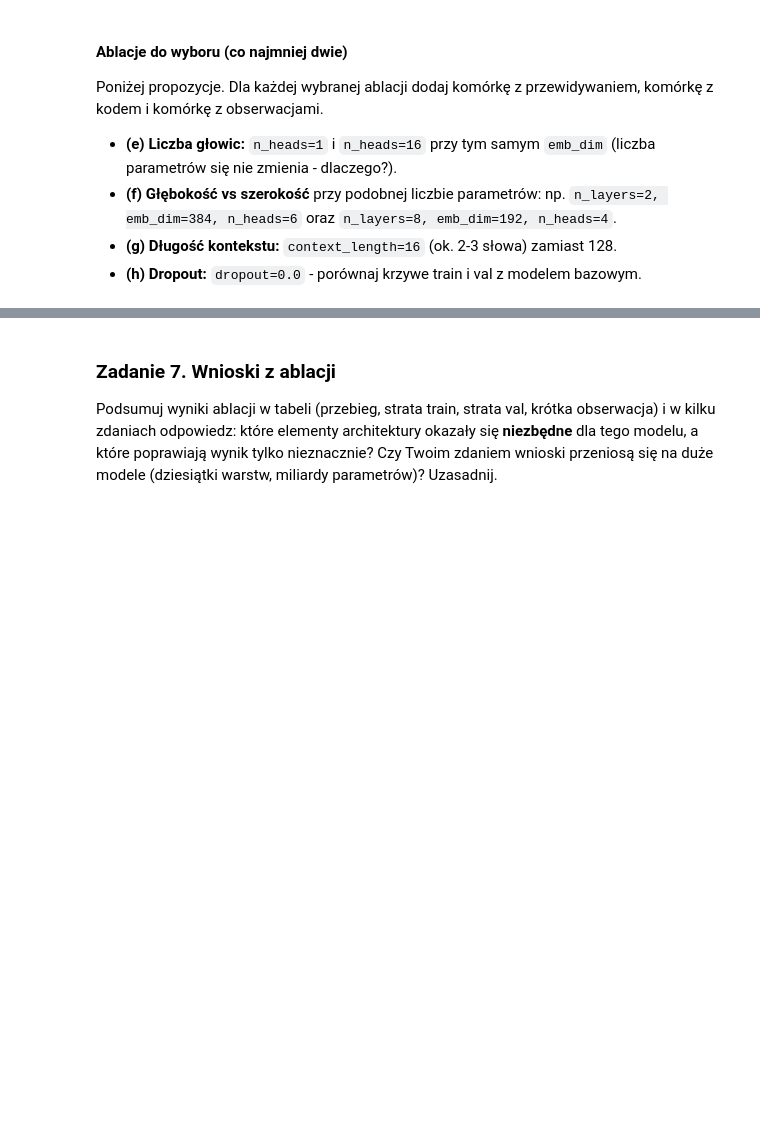
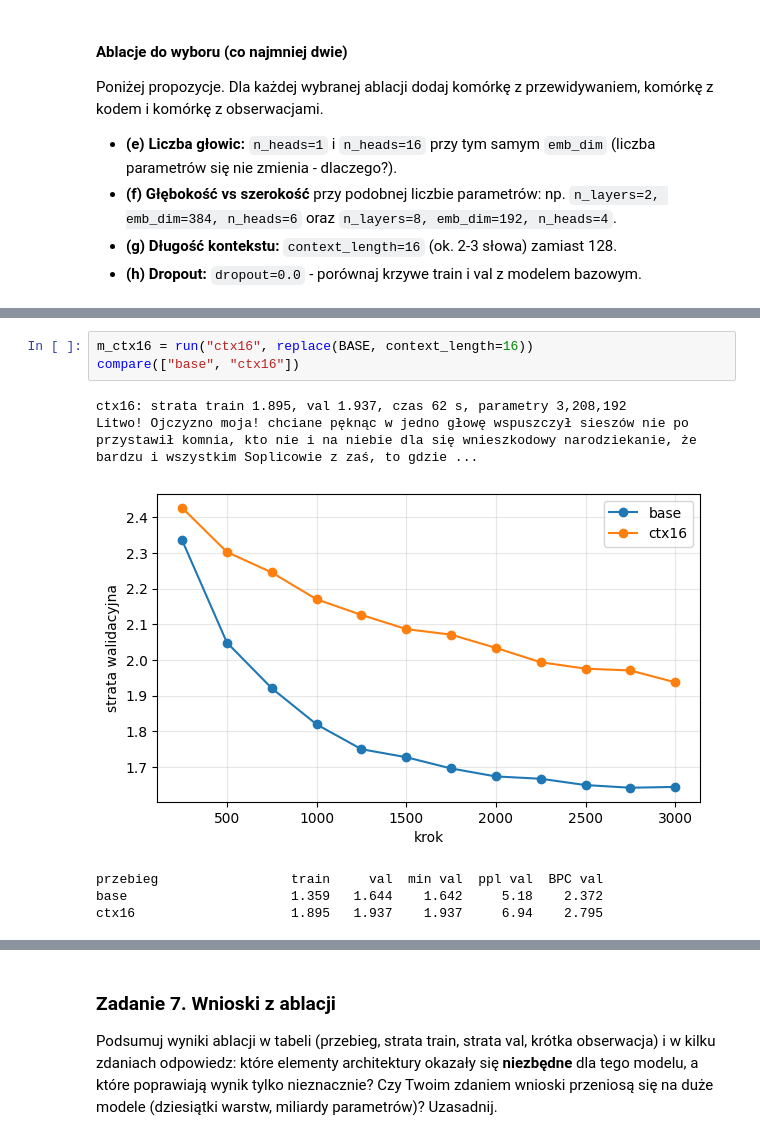
Before and after one commit to gostek198/podstawy-llm-lab-eiti-pw, a Jupyter notebook: lab02/lab02_nanoGPT_LAB.ipynb, the cells around one changed output, grey strips where cells are left out. Drawn from its saved outputs; the diff is of its cells as text; blank space fills up the shorter version.

```diff
--- a/lab02/lab02_nanoGPT_LAB.ipynb
+++ b/lab02/lab02_nanoGPT_LAB.ipynb
@@ -1095,0 +1176,10 @@ Poniżej propozycje. Dla każdej wybranej ablacji dodaj komórkę z przewidywani
+# %%
+m_ctx16 = run("ctx16", replace(BASE, context_length=16))
+compare(["base", "ctx16"])
+# %% [output]
+ctx16: strata train 1.895, val 1.937, czas 62 s, parametry 3,208,192
+Litwo! Ojczyzno moja! chciane pęknąc w jedno głowę wspuszczył sieszów nie po przystawił komnia, kto nie i na niebie dla się wnieszkodowy narodziekanie, że bardzu i wszystkim Soplicowie z zaś, to gdzie ...
+[figure, added]
+przebieg                 train     val  min val  ppl val  BPC val
+base                     1.359   1.644    1.642     5.18    2.372
+ctx16                    1.895   1.937    1.937     6.94    2.795
```
Also changed, not shown: parts of 17 cells of this notebook.
